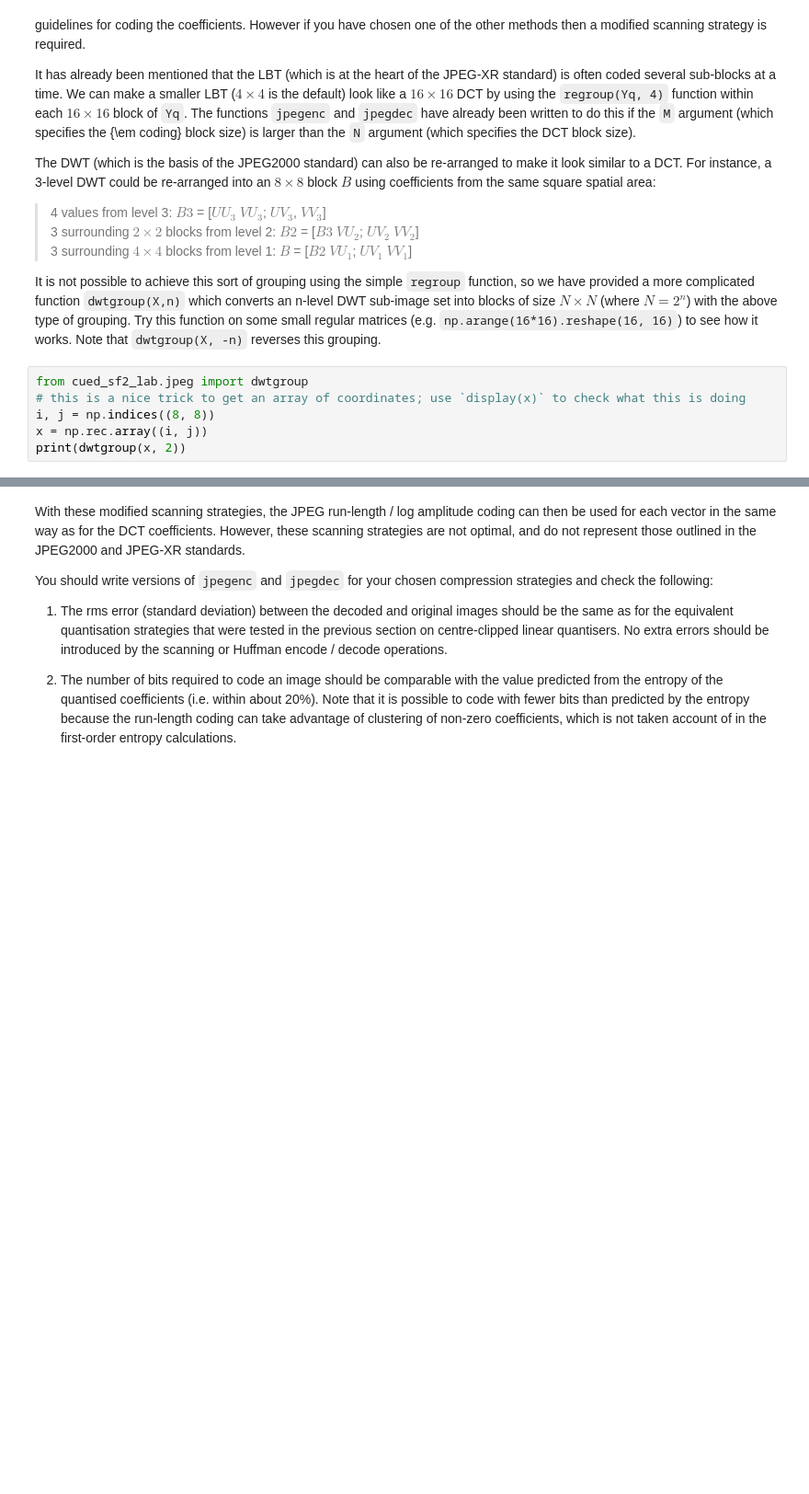
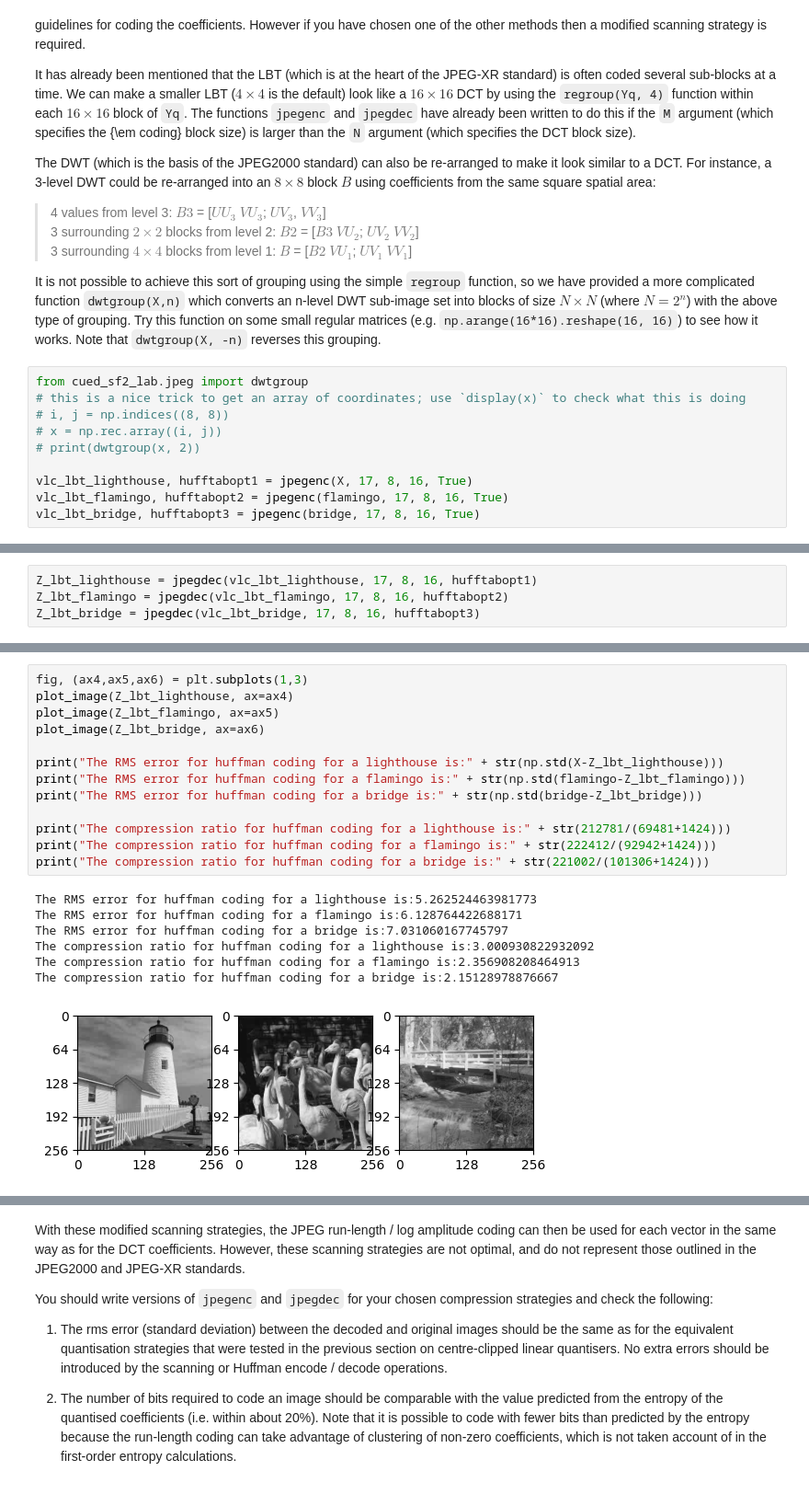
Before and after one commit to mas302/cued_sf2_lab, a Jupyter notebook: 12-huffman.ipynb, the cells around one changed output, grey strips where cells are left out. Shown at 92% size. Drawn from its saved outputs; the diff is of its cells as text; blank space fills up the shorter version.

```diff
--- a/12-huffman.ipynb
+++ b/12-huffman.ipynb
@@ -183,7 +225,11 @@ see how it works. Note that `dwtgroup(X, -n)` reverses this grouping.
 # %%
 from cued_sf2_lab.jpeg import dwtgroup
 # this is a nice trick to get an array of coordinates; use `display(x)` to check what this is doing
-i, j = np.indices((8, 8))
-x = np.rec.array((i, j))
-print(dwtgroup(x, 2))
+# i, j = np.indices((8, 8))
+# x = np.rec.array((i, j))
+# print(dwtgroup(x, 2))
+
+vlc_lbt_lighthouse, hufftabopt1 = jpegenc(X, 17, 8, 16, True)
+vlc_lbt_flamingo, hufftabopt2 = jpegenc(flamingo, 17, 8, 16, True)
+vlc_lbt_bridge, hufftabopt3 = jpegenc(bridge, 17, 8, 16, True)
 # %% [output]
@@ -197,0 +253,4 @@ print(dwtgroup(x, 2))
+# %%
+Z_lbt_lighthouse = jpegdec(vlc_lbt_lighthouse, 17, 8, 16, hufftabopt1)
+Z_lbt_flamingo = jpegdec(vlc_lbt_flamingo, 17, 8, 16, hufftabopt2)
+Z_lbt_bridge = jpegdec(vlc_lbt_bridge, 17, 8, 16, hufftabopt3)
@@ -197,0 +272,21 @@ print(dwtgroup(x, 2))
+# %%
+fig, (ax4,ax5,ax6) = plt.subplots(1,3)
+plot_image(Z_lbt_lighthouse, ax=ax4)
+plot_image(Z_lbt_flamingo, ax=ax5)
+plot_image(Z_lbt_bridge, ax=ax6)
+
+print("The RMS error for huffman coding for a lighthouse is:" + str(np.std(X-Z_lbt_lighthouse)))
+print("The RMS error for huffman coding for a flamingo is:" + str(np.std(flamingo-Z_lbt_flamingo)))
+print("The RMS error for huffman coding for a bridge is:" + str(np.std(bridge-Z_lbt_bridge)))
+
+print("The compression ratio for huffman coding for a lighthouse is:" + str(212781/(69481+1424)))
+print("The compression ratio for huffman coding for a flamingo is:" + str(222412/(92942+1424)))
+print("The compression ratio for huffman coding for a bridge is:" + str(221002/(101306+1424)))
+# %% [output]
+The RMS error for huffman coding for a lighthouse is:5.262524463981773
+The RMS error for huffman coding for a flamingo is:6.128764422688171
+The RMS error for huffman coding for a bridge is:7.031060167745797
+The compression ratio for huffman coding for a lighthouse is:3.000930822932092
+The compression ratio for huffman coding for a flamingo is:2.356908208464913
+The compression ratio for huffman coding for a bridge is:2.15128978876667
+[figure, added]
```
Also changed, not shown: parts of 9 cells of this notebook, 1 other file.
